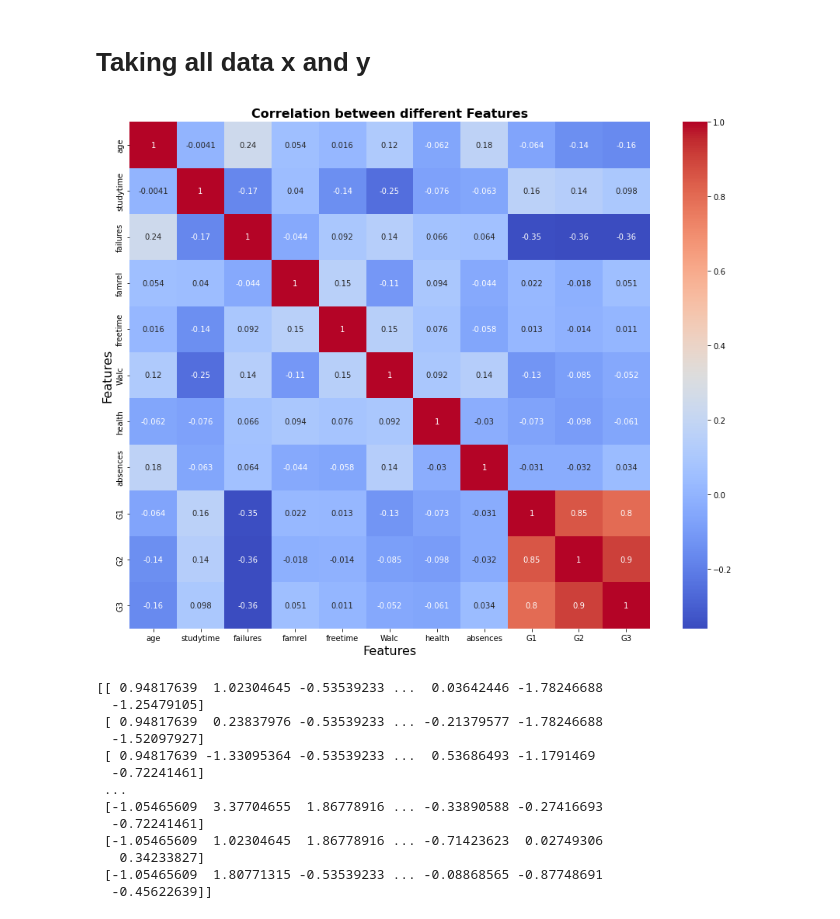
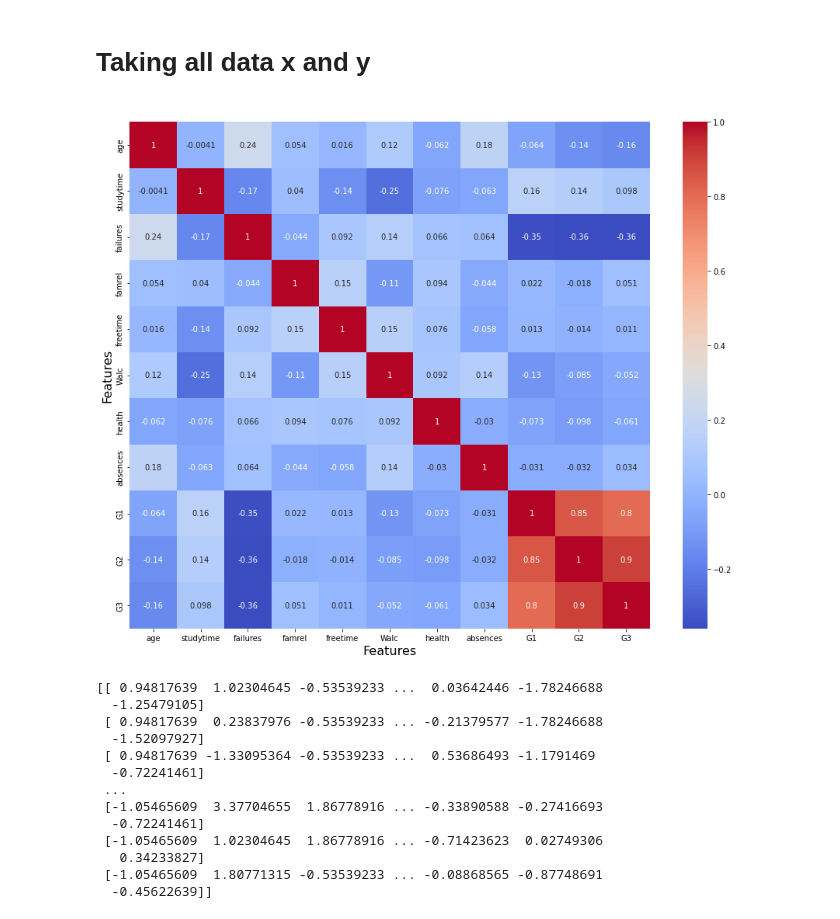
Before and after one commit to gerardburgues/LinearRegression, a Jupyter notebook: LinearRegression/colab.ipynb, the cells around one changed output. Saved outputs shown, nothing was run; the diff lists cells and outputs as text; code cells hidden in the pictures.

```diff
--- a/LinearRegression/colab.ipynb
+++ b/LinearRegression/colab.ipynb
@@ -160,16 +164,19 @@ data.head()
 # **Taking all data x and y**
 # %%
 
-fig, ax = plt.subplots(nrows=1,ncols=1,figsize=(15,12))
+fig, ax = plt.subplots(nrows=1,ncols=1,figsize=(15,12),)
 
 ax = sns.heatmap(data=data.corr(), ax=ax,annot=True, cmap="coolwarm")
 ax.set_xlabel('Features',fontdict={"fontsize":16})
 ax.set_ylabel('Features',fontdict={"fontsize":16})
-ax.set_title('Correlation between different Features', loc="center", fontdict={"fontsize": 16, "fontweight":"bold"})
-
+for _,s in ax.spines.items():
+    s.set_linewidth(5)
+    s.set_color('cyan')
+ax.set_title('Correlation between different Features', loc="center", fontdict={"fontsize": 16, "fontweight":"bold" ,"color":"white"}, )
+plt.savefig("plotcorrelation.png", bbox_inches="tight")
 plt.show()
 # %% [output]
-[figure, old version]
+[figure, new version]
 # %%
 import numpy as np
 from sklearn.metrics import mean_squared_error
```
Also changed, not shown: parts of 7 cells of this notebook, 1 other file.
